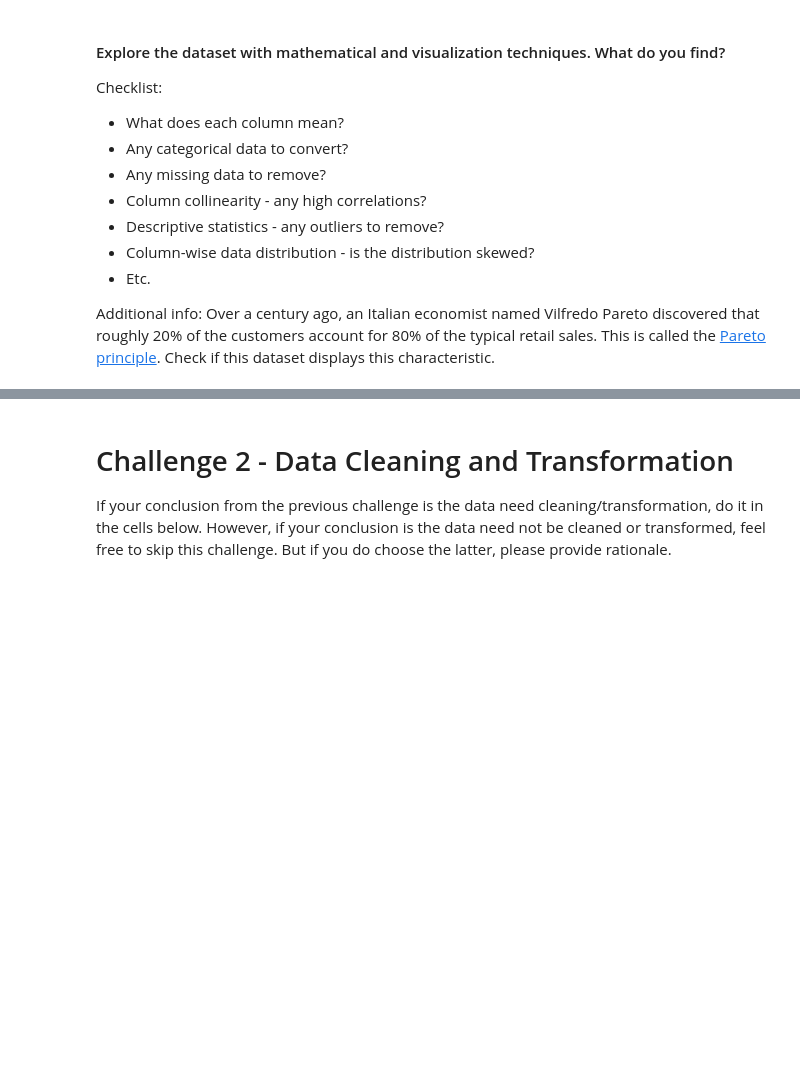
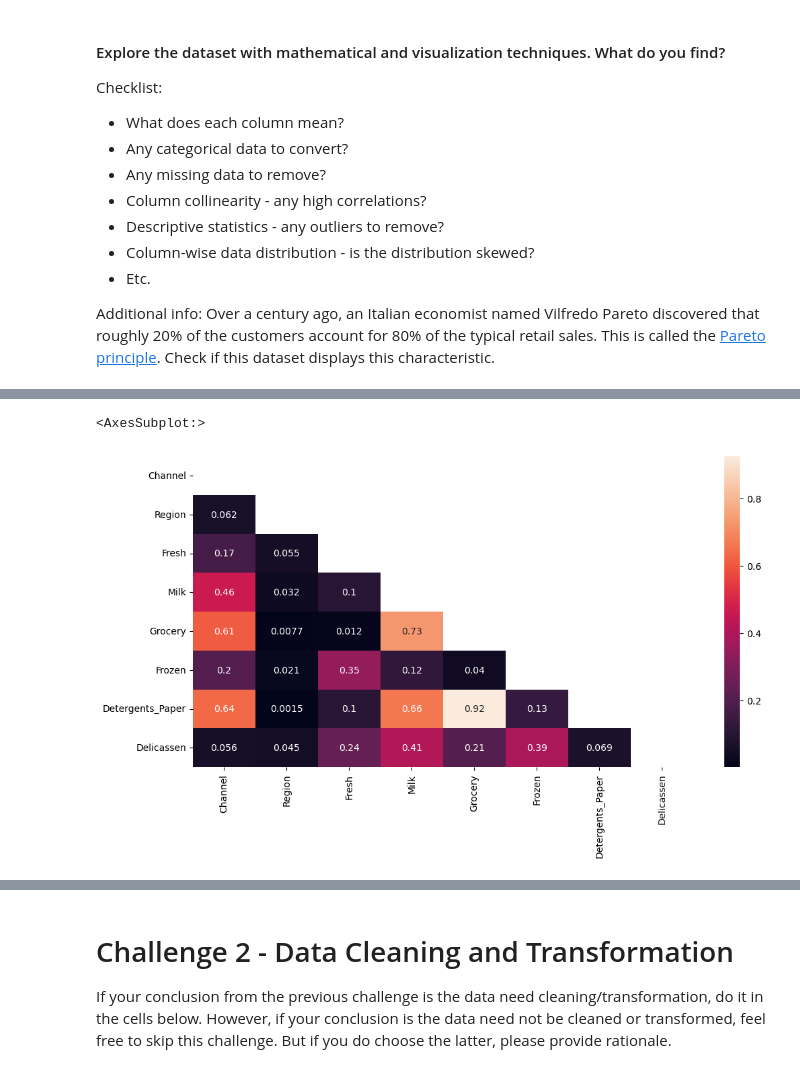
Before and after one commit to Ironhack-Data-Madrid-Abril-2023/7.4-lab_unsupervised_learning, a Jupyter notebook: your-code/main.ipynb, the cells around one changed output, grey strips where cells are left out. Saved outputs shown, nothing was run; the diff lists cells and outputs as text; code cells hidden in the pictures; blank space fills up the shorter version.

```diff
--- a/your-code/main.ipynb
+++ b/your-code/main.ipynb
@@ -28,4 +28,4 @@ In this lab, we will use a dataset containing information about customer prefere
 The origin of the dataset is [here](https://archive.ics.uci.edu/ml/datasets/wholesale+customers).
 # %%
 # loading the data:
-customers = pd.read_csv('../Wholesale customers data.csv')
+customers = pd.read_csv('C:/Users/alexi/IronHack/7.4-lab_unsupervised_learning/your-code/Wholesalecustomersdata.csv')
@@ -65,0 +80,8 @@ customers.columns   # se observan las columnas
+# %%
+plt.figure(figsize=(12, 6))
+correlation_matrix = np.abs(customers.corr())
+mask = np.triu(np.ones_like(correlation_matrix, dtype=bool))
+sns.heatmap(correlation_matrix, annot=True, mask=mask)
+# %% [output]
+<AxesSubplot:>
+[figure, added]
```
Also changed, not shown: parts of 30 cells of this notebook, 3 other files.
